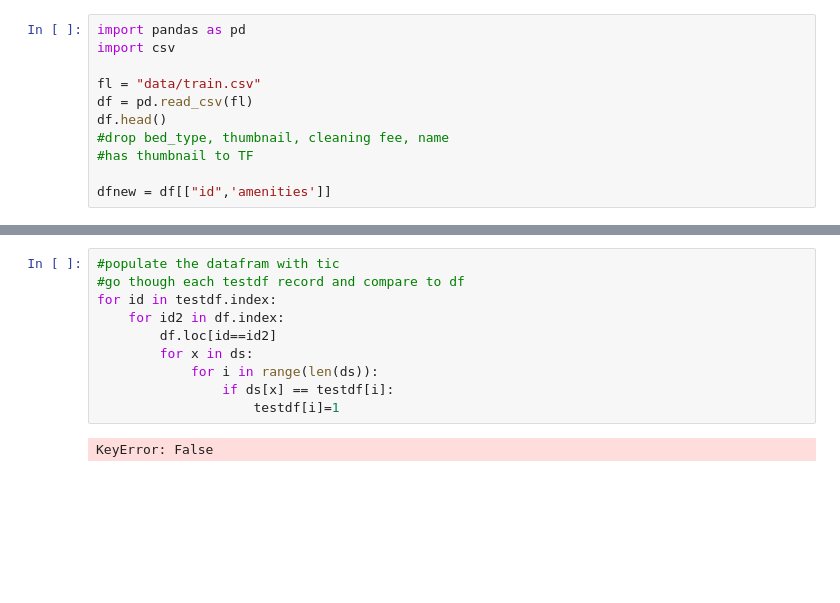
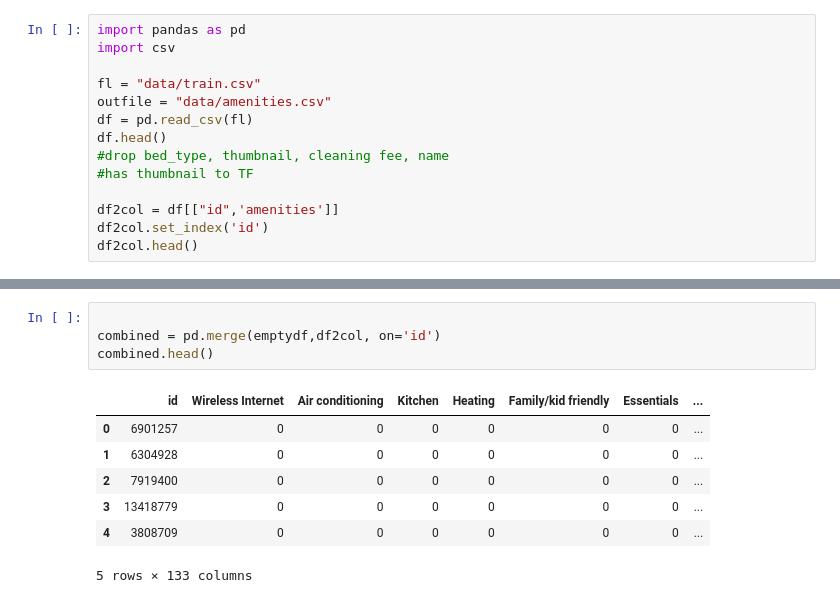
Before and after one commit to jmychalchyk/Group_4_Project_1, a Jupyter notebook: Jeff.ipynb, the cells around one changed output, grey strips where cells are left out. Drawn from its saved outputs; the diff is of its cells as text; blank space fills up the shorter version.

```diff
--- a/Jeff.ipynb
+++ b/Jeff.ipynb
@@ -3,9 +3,12 @@ import pandas as pd
 import csv
 
 fl = "data/train.csv"
+outfile = "data/amenities.csv"
 df = pd.read_csv(fl)
 df.head()
 #drop bed_type, thumbnail, cleaning fee, name
 #has thumbnail to TF
 
-dfnew = df[["id",'amenities']]
+df2col = df[["id",'amenities']]
+df2col.set_index('id')
+df2col.head()
@@ -44,15 +64,15 @@ testdf.head(5)
 | 13418779 | 0 | 0 | 0 | 0 | 0 | 0 | 0 | ... |
 | 3808709 | 0 | 0 | 0 | 0 | 0 | 0 | 0 | ... |
 5 rows × 131 columns
-# %%
-#populate the datafram with tic
-#go though each testdf record and compare to df
-for id in testdf.index:
-    for id2 in df.index:
-        df.loc[id==id2]
-        for x in ds:
-            for i in range(len(ds)):
-                if ds[x] == testdf[i]:
-                    testdf[i]=1
-# %% [output]
-KeyError: False
+# %%
+
+combined = pd.merge(emptydf,df2col, on='id')
+combined.head()
+# %% [output]
+|  | id | Wireless Internet | Air conditioning | Kitchen | Heating | Family/kid friendly | Essentials | ... |
+| 0 | 6901257 | 0 | 0 | 0 | 0 | 0 | 0 | ... |
+| 1 | 6304928 | 0 | 0 | 0 | 0 | 0 | 0 | ... |
+| 2 | 7919400 | 0 | 0 | 0 | 0 | 0 | 0 | ... |
+| 3 | 13418779 | 0 | 0 | 0 | 0 | 0 | 0 | ... |
+| 4 | 3808709 | 0 | 0 | 0 | 0 | 0 | 0 | ... |
+5 rows × 133 columns
```
Also changed, not shown: parts of 9 cells of this notebook, 1 other file.
